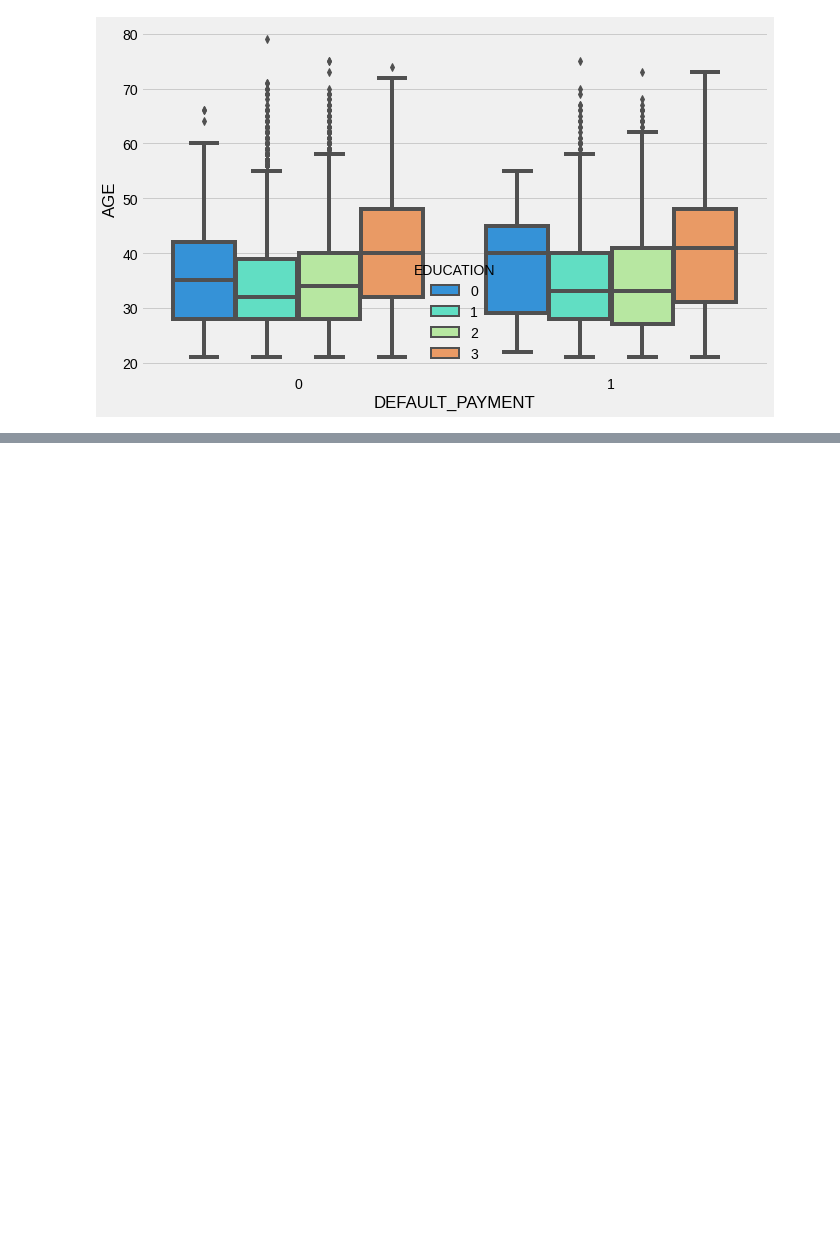
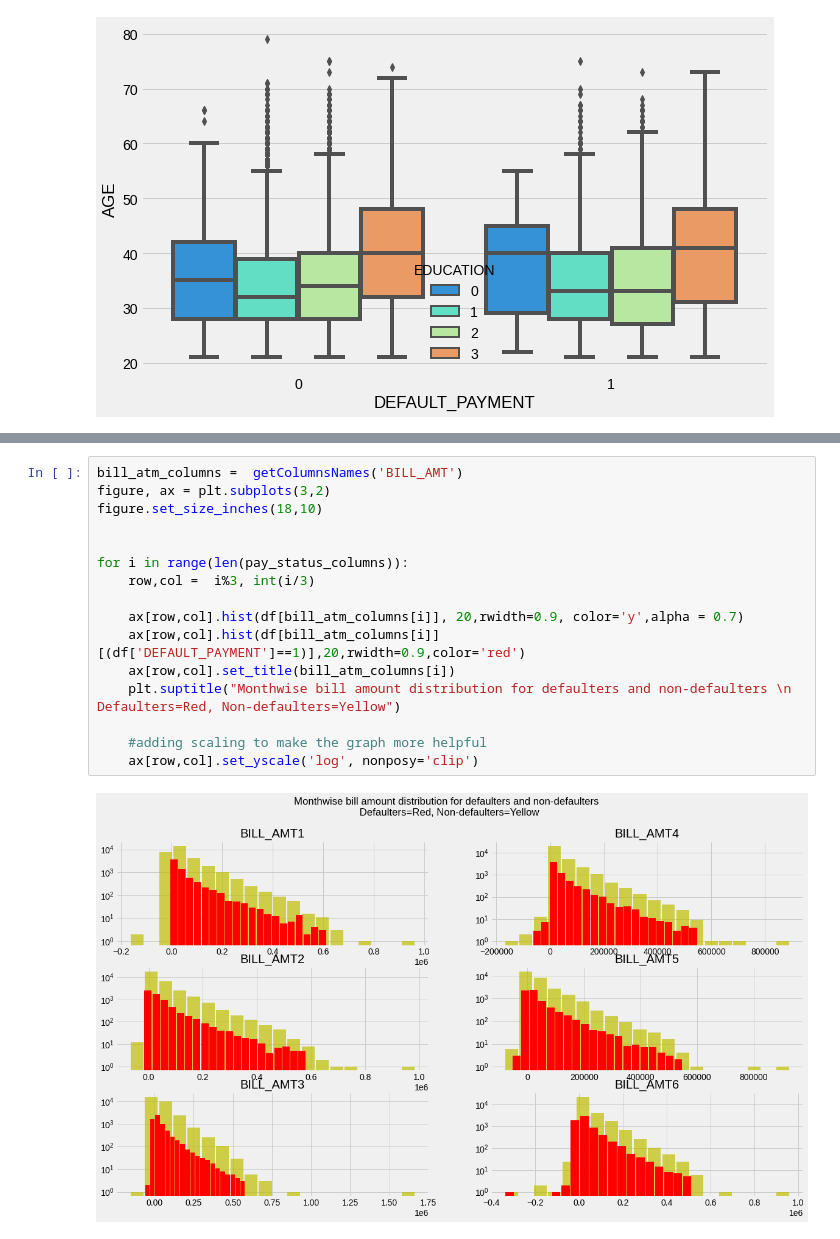
Before and after one commit to Hiteshlko1/Credit-card-default-prediction, a Jupyter notebook: Capstone_Project_Credit_Card_Default_Prediction_Hitesh__Verma.ipynb, the cells around one changed output, grey strips where cells are left out. Saved outputs shown, nothing was run; the diff lists cells and outputs as text; blank space fills up the shorter version.

```diff
--- a/Capstone_Project_Credit_Card_Default_Prediction_Hitesh__Verma.ipynb
+++ b/Capstone_Project_Credit_Card_Default_Prediction_Hitesh__Verma.ipynb
@@ -314,0 +367,18 @@ sns.boxplot(x='DEFAULT_PAYMENT',hue='EDUCATION', y='AGE',data=df,palette="rainbo
+# %%
+bill_atm_columns =  getColumnsNames('BILL_AMT')
+figure, ax = plt.subplots(3,2)
+figure.set_size_inches(18,10)
+
+
+for i in range(len(pay_status_columns)):
+    row,col =  i%3, int(i/3)
+
+    ax[row,col].hist(df[bill_atm_columns[i]], 20,rwidth=0.9, color='y',alpha = 0.7)
+    ax[row,col].hist(df[bill_atm_columns[i]][(df['DEFAULT_PAYMENT']==1)],20,rwidth=0.9,color='red')
+    ax[row,col].set_title(bill_atm_columns[i])
+    plt.suptitle("Monthwise bill amount distribution for defaulters and non-defaulters \n Defaulters=Red, Non-defaulters=Yellow")
+
+    #adding scaling to make the graph more helpful
+    ax[row,col].set_yscale('log', nonposy='clip')
+# %% [output]
+[figure, added]
```
Also changed, not shown: parts of 14 cells of this notebook.
